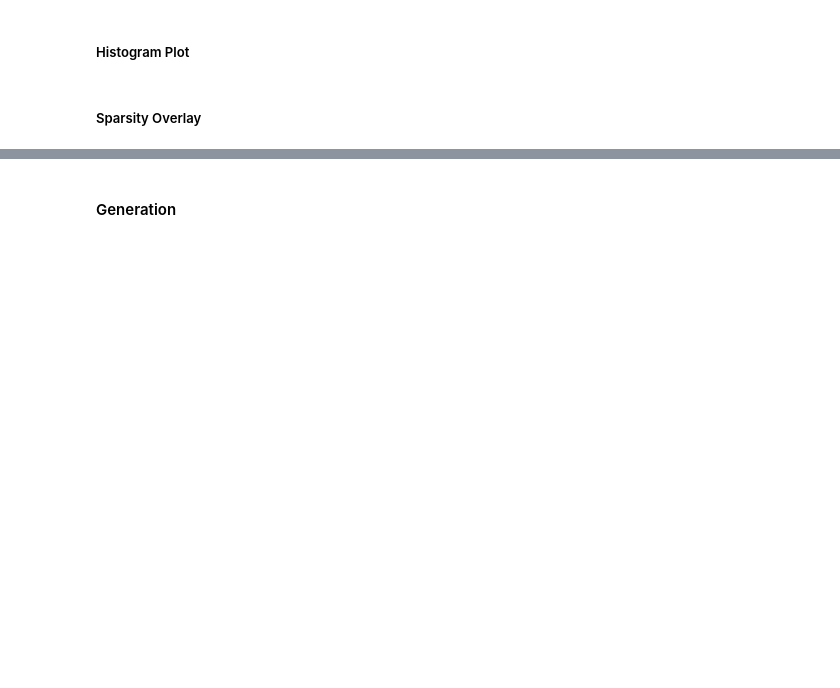
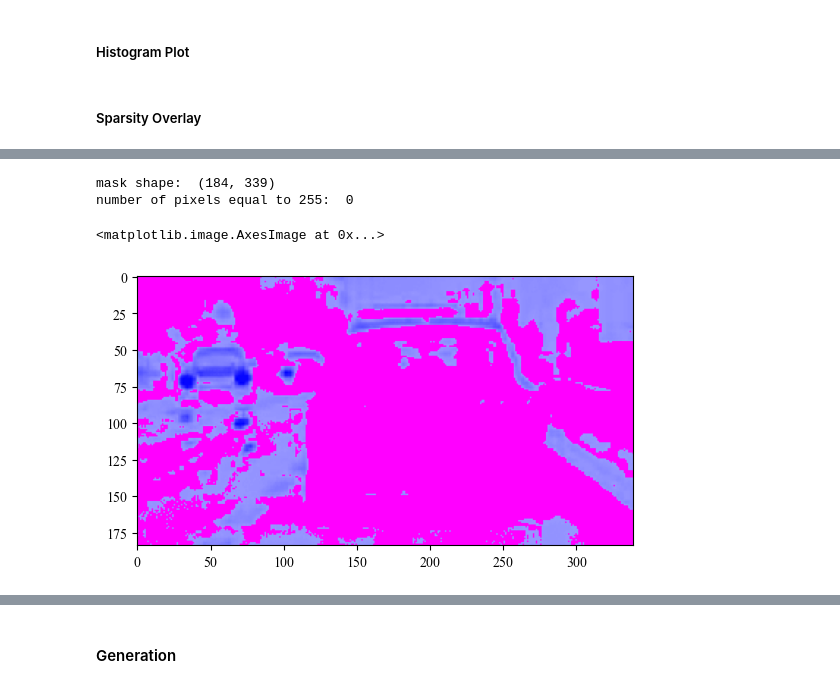
Before and after one commit to LiaNimmermann/Visualization-Notebooks, a Jupyter notebook: Processed-Images/Preprocessing-Visualization-Cleaned.ipynb, the cells around one changed output, grey strips where cells are left out. Drawn from its saved outputs; the diff is of its cells as text; code cells hidden in the pictures; blank space fills up the shorter version.

```diff
--- a/Processed-Images/Preprocessing-Visualization-Cleaned.ipynb
+++ b/Processed-Images/Preprocessing-Visualization-Cleaned.ipynb
@@ -563,0 +637,30 @@ def save_image_with_overlay_alpha(original_image, output, sparse, save_name, sav
+# %%
+# get mask of img where pixels are equal to 255
+mask = (img == [255, 255, 255]).all(axis=-1)
+print("mask shape: ", mask.shape)
+print("number of pixels equal to 255: ", mask.sum())
+
+threshold_low = 253  # adjust if needed
+threshold_high = 256
+
+white_mask = (img[:, :, 0] > threshold_low) & \
+             (img[:, :, 1] > threshold_low) & \
+             (img[:, :, 2] > threshold_low) & \
+             (img[:, :, 0] < threshold_high) & \
+             (img[:, :, 1] < threshold_high) & \
+             (img[:, :, 2] < threshold_high)
+
+result = img
+
+result[white_mask] = [255, 0, 255]
+
+#save
+plt.imsave("C:\\Users\\dekav\\VSC-Code\\Visualization-Notebooks\\Processed-Images\\Processed_Images\\Images\\rgb\\bild3_d0_07-b-Overlay.png", result)
+
+# plot image
+plt.imshow(result)
+# %% [output]
+mask shape:  (184, 339)
+number of pixels equal to 255:  0
+<matplotlib.image.AxesImage at 0x...>
+[figure, added]
```
Also changed, not shown: parts of 24 cells of this notebook.
